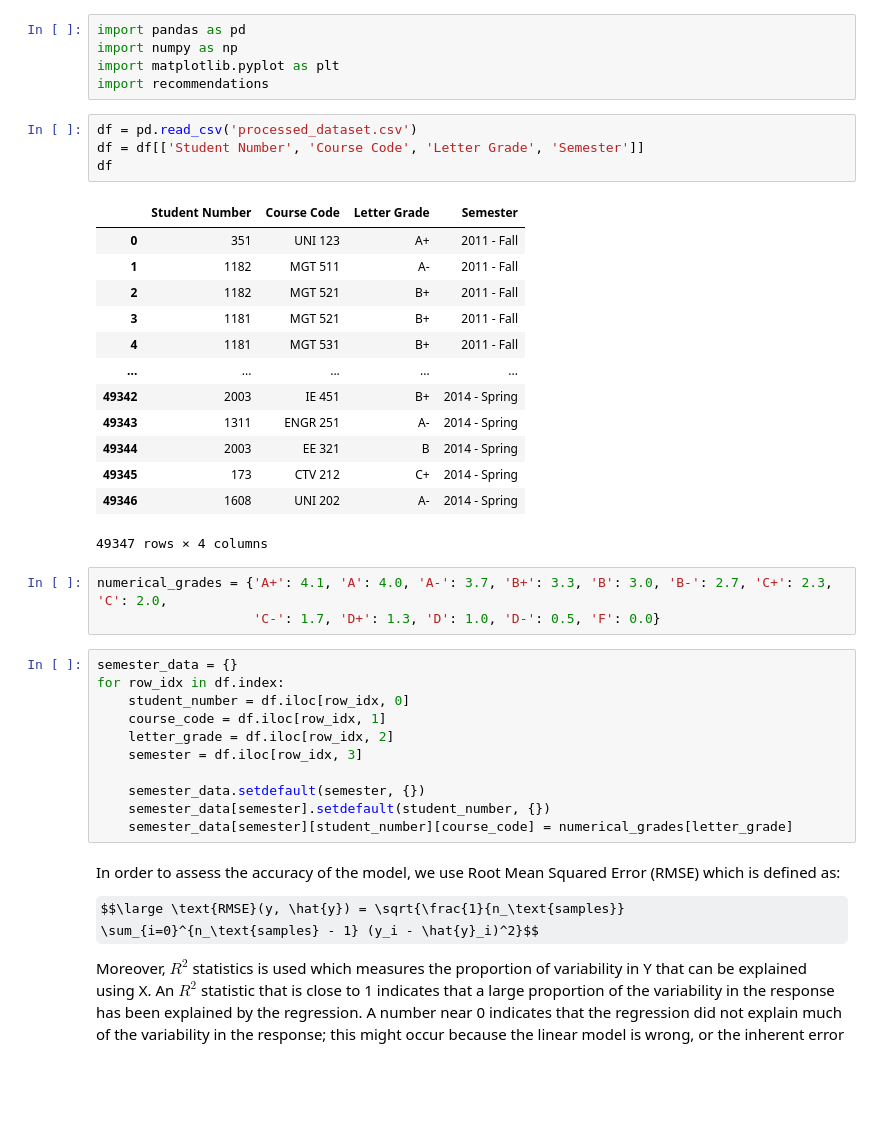
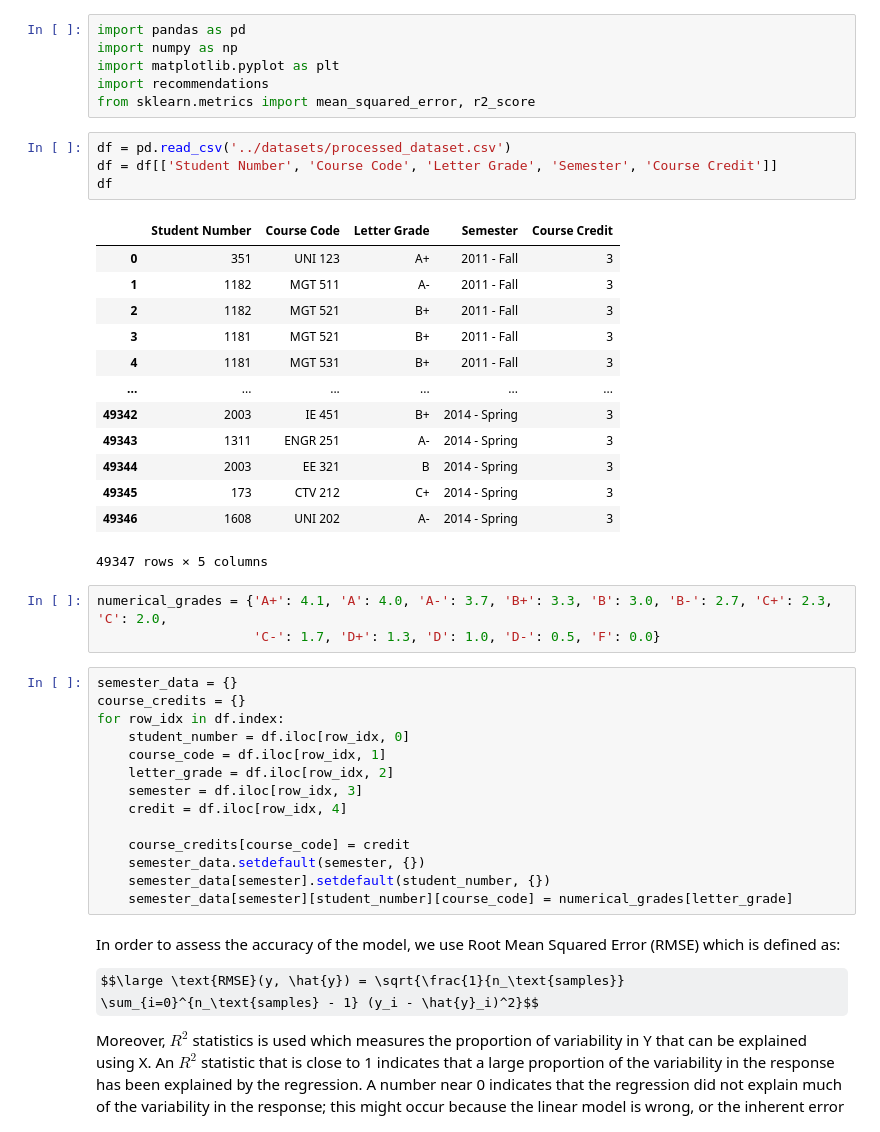
Before and after one commit to ali0jn/academic-success, a Jupyter notebook: experiments/baseline__collaborative_filtering.ipynb, the cells around one changed output. Cells and saved outputs as stored; diff of their text form; some formulas as TeX source; blank space fills up the shorter version.

Commit message:
updated collaborative filtering metrics

```diff
--- a/experiments/baseline__collaborative_filtering.ipynb
+++ b/experiments/baseline__collaborative_filtering.ipynb
@@ -3,35 +3,39 @@ import pandas as pd
 import numpy as np
 import matplotlib.pyplot as plt
 import recommendations
+from sklearn.metrics import mean_squared_error, r2_score
 # %%
-df = pd.read_csv('processed_dataset.csv')
-df = df[['Student Number', 'Course Code', 'Letter Grade', 'Semester']]
+df = pd.read_csv('../datasets/processed_dataset.csv')
+df = df[['Student Number', 'Course Code', 'Letter Grade', 'Semester', 'Course Credit']]
 df
 # %% [output]
-|  | Student Number | Course Code | Letter Grade | Semester |
-| 0 | 351 | UNI 123 | A+ | 2011 - Fall |
-| 1 | 1182 | MGT 511 | A- | 2011 - Fall |
-| 2 | 1182 | MGT 521 | B+ | 2011 - Fall |
-| 3 | 1181 | MGT 521 | B+ | 2011 - Fall |
-| 4 | 1181 | MGT 531 | B+ | 2011 - Fall |
-| ... | ... | ... | ... | ... |
-| 49342 | 2003 | IE 451 | B+ | 2014 - Spring |
-| 49343 | 1311 | ENGR 251 | A- | 2014 - Spring |
-| 49344 | 2003 | EE 321 | B | 2014 - Spring |
-| 49345 | 173 | CTV 212 | C+ | 2014 - Spring |
-| 49346 | 1608 | UNI 202 | A- | 2014 - Spring |
+|  | Student Number | Course Code | Letter Grade | Semester | Course Credit |
+| 0 | 351 | UNI 123 | A+ | 2011 - Fall | 3 |
+| 1 | 1182 | MGT 511 | A- | 2011 - Fall | 3 |
+| 2 | 1182 | MGT 521 | B+ | 2011 - Fall | 3 |
+| 3 | 1181 | MGT 521 | B+ | 2011 - Fall | 3 |
+| 4 | 1181 | MGT 531 | B+ | 2011 - Fall | 3 |
+| ... | ... | ... | ... | ... | ... |
+| 49342 | 2003 | IE 451 | B+ | 2014 - Spring | 3 |
+| 49343 | 1311 | ENGR 251 | A- | 2014 - Spring | 3 |
+| 49344 | 2003 | EE 321 | B | 2014 - Spring | 3 |
+| 49345 | 173 | CTV 212 | C+ | 2014 - Spring | 3 |
+| 49346 | 1608 | UNI 202 | A- | 2014 - Spring | 3 |
-49347 rows × 4 columns
+49347 rows × 5 columns
 # %%
 numerical_grades = {'A+': 4.1, 'A': 4.0, 'A-': 3.7, 'B+': 3.3, 'B': 3.0, 'B-': 2.7, 'C+': 2.3, 'C': 2.0,
                     'C-': 1.7, 'D+': 1.3, 'D': 1.0, 'D-': 0.5, 'F': 0.0}
 # %%
 semester_data = {}
+course_credits = {}
 for row_idx in df.index:
     student_number = df.iloc[row_idx, 0]
     course_code = df.iloc[row_idx, 1]
     letter_grade = df.iloc[row_idx, 2]
     semester = df.iloc[row_idx, 3]
+    credit = df.iloc[row_idx, 4]
 
+    course_credits[course_code] = credit
     semester_data.setdefault(semester, {})
     semester_data[semester].setdefault(student_number, {})
     semester_data[semester][student_number][course_code] = numerical_grades[letter_grade]
```
Also changed, not shown: parts of 7 cells of this notebook.
